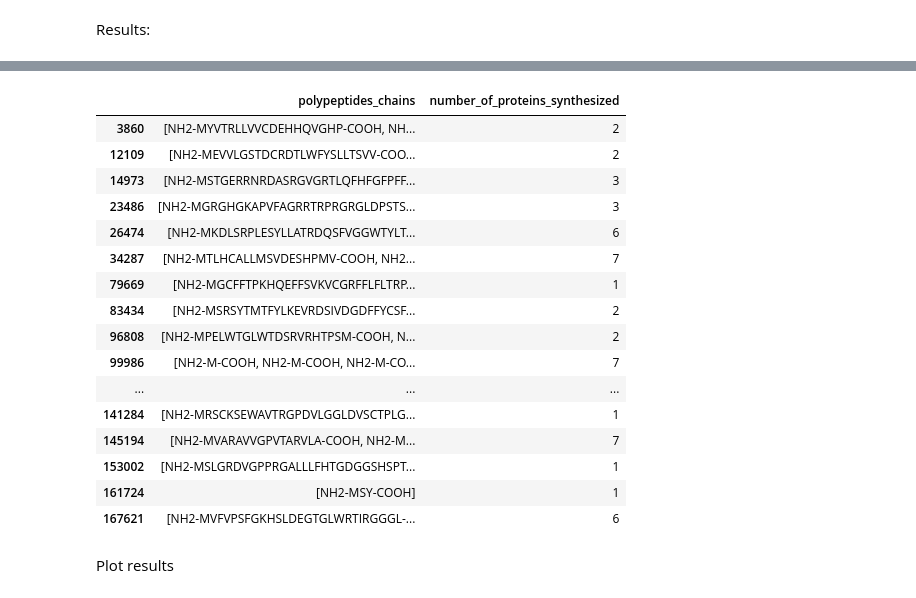
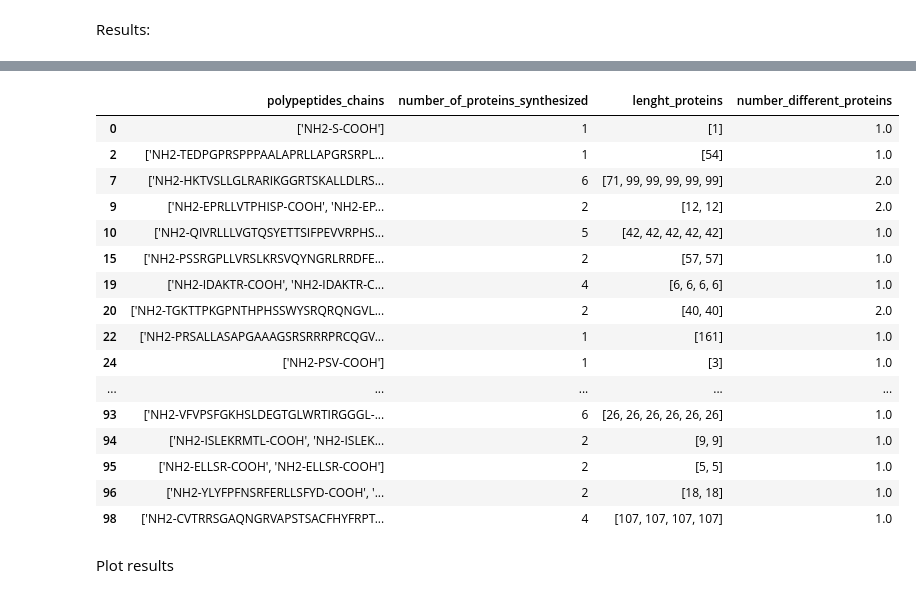
Before and after one commit to GiuliaGhisolfi/ProteinSynthesis, a Jupyter notebook: test.ipynb, the cells around one changed output, grey strips where cells are left out. Saved outputs shown, nothing was run; the diff lists cells and outputs as text; code cells hidden in the pictures.

```diff
--- a/test.ipynb
+++ b/test.ipynb
@@ -62,3 +60,8 @@ results_df = protein_synthesis_process.dna_sequences_df
+# %%
+import pandas as pd
+results_path = 'results/results.csv'
+
+results_df = pd.read_csv(results_path)
 # %%
 print('Number of DNA sequence traslated:', results_df[results_df['mrna_sequences'].notna()].shape[0])
 print('Number of DNA sequence not traslated:', results_df[results_df['protein_synthesized']==False].shape[0])
@@ -68,24 +81,24 @@ Number of DNA sequence not traslated: 23
 # %%
 results_df[results_df['mrna_sequences'].notna()][[
-    'polypeptides_chains', 'number_of_proteins_synthesized']]
+    'polypeptides_chains', 'number_of_proteins_synthesized', 'lenght_proteins', 'number_different_proteins']]
 # %% [output]
-|  | polypeptides_chains | number_of_proteins_synthesized |
-| 3860 | [NH2-MYVTRLLVVCDEHHQVGHP-COOH, NH... | 2 |
-| 12109 | [NH2-MEVVLGSTDCRDTLWFYSLLTSVV-COO... | 2 |
-| 14973 | [NH2-MSTGERRNRDASRGVGRTLQFHFGFPFF... | 3 |
-| 23486 | [NH2-MGRGHGKAPVFAGRRTRPRGRGLDPSTS... | 3 |
-| 26474 | [NH2-MKDLSRPLESYLLATRDQSFVGGWTYLT... | 6 |
-| 34287 | [NH2-MTLHCALLMSVDESHPMV-COOH, NH2... | 7 |
-| 79669 | [NH2-MGCFFTPKHQEFFSVKVCGRFFLFLTRP... | 1 |
-| 83434 | [NH2-MSRSYTMTFYLKEVRDSIVDGDFFYCSF... | 2 |
-| 96808 | [NH2-MPELWTGLWTDSRVRHTPSM-COOH, N... | 2 |
-| 99986 | [NH2-M-COOH, NH2-M-COOH, NH2-M-CO... | 7 |
-| ... | ... | ... |
-| 141284 | [NH2-MRSCKSEWAVTRGPDVLGGLDVSCTPLG... | 1 |
-| 145194 | [NH2-MVARAVVGPVTARVLA-COOH, NH2-M... | 7 |
-| 153002 | [NH2-MSLGRDVGPPRGALLLFHTGDGGSHSPT... | 1 |
-| 161724 | [NH2-MSY-COOH] | 1 |
-| 167621 | [NH2-MVFVPSFGKHSLDEGTGLWRTIRGGGL-... | 6 |
+|  | polypeptides_chains | number_of_proteins_synthesized | lenght_proteins | number_different_proteins |
+| 0 | ['NH2-S-COOH'] | 1 | [1] | 1.0 |
+| 2 | ['NH2-TEDPGPRSPPPAALAPRLLAPGRSRPL... | 1 | [54] | 1.0 |
+| 7 | ['NH2-HKTVSLLGLRARIKGGRTSKALLDLRS... | 6 | [71, 99, 99, 99, 99, 99] | 2.0 |
+| 9 | ['NH2-EPRLLVTPHISP-COOH', 'NH2-EP... | 2 | [12, 12] | 2.0 |
+| 10 | ['NH2-QIVRLLLVGTQSYETTSIFPEVVRPHS... | 5 | [42, 42, 42, 42, 42] | 1.0 |
+| 15 | ['NH2-PSSRGPLLVRSLKRSVQYNGRLRRDFE... | 2 | [57, 57] | 1.0 |
+| 19 | ['NH2-IDAKTR-COOH', 'NH2-IDAKTR-C... | 4 | [6, 6, 6, 6] | 1.0 |
+| 20 | ['NH2-TGKTTPKGPNTHPHSSWYSRQRQNGVL... | 2 | [40, 40] | 2.0 |
+| 22 | ['NH2-PRSALLASAPGAAAGSRSRRRPRCQGV... | 1 | [161] | 1.0 |
+| 24 | ['NH2-PSV-COOH'] | 1 | [3] | 1.0 |
+| ... | ... | ... | ... | ... |
+| 93 | ['NH2-VFVPSFGKHSLDEGTGLWRTIRGGGL-... | 6 | [26, 26, 26, 26, 26, 26] | 1.0 |
+| 94 | ['NH2-ISLEKRMTL-COOH', 'NH2-ISLEK... | 2 | [9, 9] | 1.0 |
+| 95 | ['NH2-ELLSR-COOH', 'NH2-ELLSR-COOH'] | 2 | [5, 5] | 1.0 |
+| 96 | ['NH2-YLYFPFNSRFERLLSFYD-COOH', '... | 2 | [18, 18] | 1.0 |
+| 98 | ['NH2-CVTRRSGAQNGRVAPSTSACFHYFRPT... | 4 | [107, 107, 107, 107] | 1.0 |
 # %% [markdown]
 Plot results
 # %%
```
Also changed, not shown: parts of 9 cells of this notebook, 9 other files.
